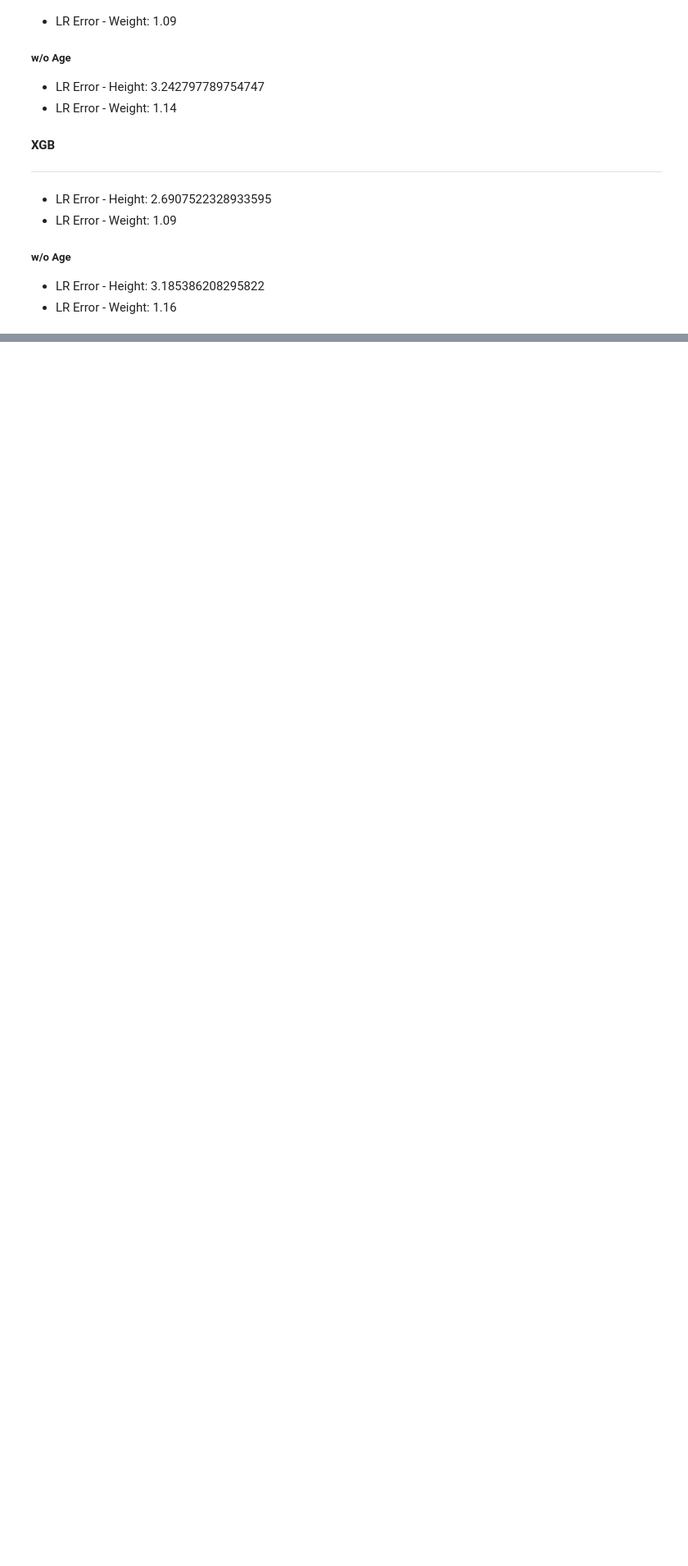
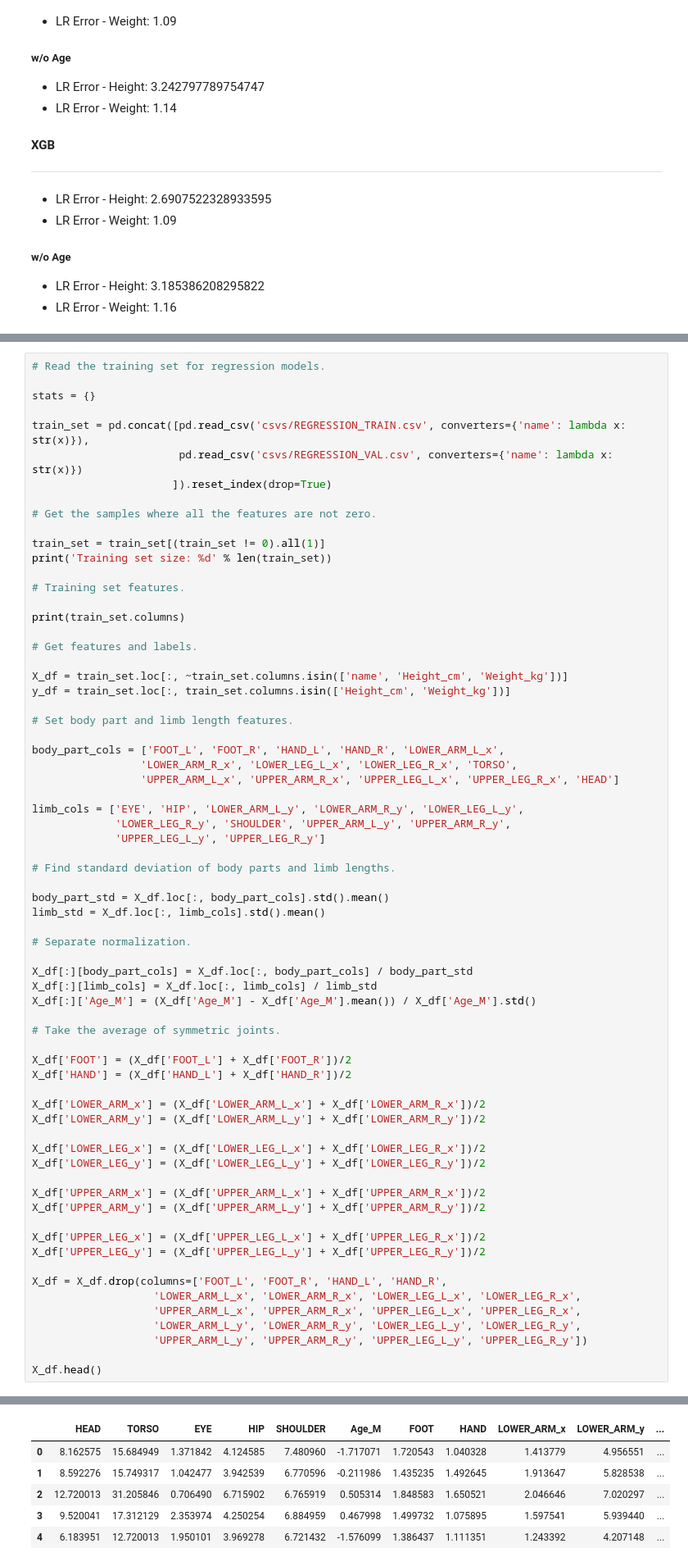
Before and after one commit to canaltinigne/bmai-project, a Jupyter notebook: Regression.ipynb, the cells around one changed output, grey strips where cells are left out. Shown at 82% size. Saved outputs shown, nothing was run; the diff lists cells and outputs as text; blank space fills up the shorter version.

Commit message:
Commented Regression notebook

```diff
--- a/Regression.ipynb
+++ b/Regression.ipynb
@@ -908,0 +274,69 @@ y_df_test = test_set.loc[:, test_set.columns.isin(['Height_cm', 'Weight_kg'])]
+# %%
+# Read the training set for regression models.
+
+stats = {}
+
+train_set = pd.concat([pd.read_csv('csvs/REGRESSION_TRAIN.csv', converters={'name': lambda x: str(x)}),
+                       pd.read_csv('csvs/REGRESSION_VAL.csv', converters={'name': lambda x: str(x)})
+                      ]).reset_index(drop=True)
+
+# Get the samples where all the features are not zero.
+
+train_set = train_set[(train_set != 0).all(1)]
+print('Training set size: %d' % len(train_set))
+
+# Training set features.
+
+print(train_set.columns)
+
+# Get features and labels.
+
+X_df = train_set.loc[:, ~train_set.columns.isin(['name', 'Height_cm', 'Weight_kg'])]
+y_df = train_set.loc[:, train_set.columns.isin(['Height_cm', 'Weight_kg'])]
+
+# Set body part and limb length features.
+
+body_part_cols = ['FOOT_L', 'FOOT_R', 'HAND_L', 'HAND_R', 'LOWER_ARM_L_x',
+                 'LOWER_ARM_R_x', 'LOWER_LEG_L_x', 'LOWER_LEG_R_x', 'TORSO',
+                 'UPPER_ARM_L_x', 'UPPER_ARM_R_x', 'UPPER_LEG_L_x', 'UPPER_LEG_R_x', 'HEAD']
+
+limb_cols = ['EYE', 'HIP', 'LOWER_ARM_L_y', 'LOWER_ARM_R_y', 'LOWER_LEG_L_y',
+             'LOWER_LEG_R_y', 'SHOULDER', 'UPPER_ARM_L_y', 'UPPER_ARM_R_y',
+             'UPPER_LEG_L_y', 'UPPER_LEG_R_y']
+
+# Find standard deviation of body parts and limb lengths.
+
+body_part_std = X_df.loc[:, body_part_cols].std().mean()
+limb_std = X_df.loc[:, limb_cols].std().mean()
+
+# Separate normalization.
+
+X_df[:][body_part_cols] = X_df.loc[:, body_part_cols] / body_part_std
+X_df[:][limb_cols] = X_df.loc[:, limb_cols] / limb_std
+X_df[:]['Age_M'] = (X_df['Age_M'] - X_df['Age_M'].mean()) / X_df['Age_M'].std()
+
+# Take the average of symmetric joints.
+
+X_df['FOOT'] = (X_df['FOOT_L'] + X_df['FOOT_R'])/2
+X_df['HAND'] = (X_df['HAND_L'] + X_df['HAND_R'])/2
+
+X_df['LOWER_ARM_x'] = (X_df['LOWER_ARM_L_x'] + X_df['LOWER_ARM_R_x'])/2
+X_df['LOWER_ARM_y'] = (X_df['LOWER_ARM_L_y'] + X_df['LOWER_ARM_R_y'])/2
+
+X_df['LOWER_LEG_x'] = (X_df['LOWER_LEG_L_x'] + X_df['LOWER_LEG_R_x'])/2
+X_df['LOWER_LEG_y'] = (X_df['LOWER_LEG_L_y'] + X_df['LOWER_LEG_R_y'])/2
+
+X_df['UPPER_ARM_x'] = (X_df['UPPER_ARM_L_x'] + X_df['UPPER_ARM_R_x'])/2
+X_df['UPPER_ARM_y'] = (X_df['UPPER_ARM_L_y'] + X_df['UPPER_ARM_R_y'])/2
+
+X_df['UPPER_LEG_x'] = (X_df['UPPER_LEG_L_x'] + X_df['UPPER_LEG_R_x'])/2
+X_df['UPPER_LEG_y'] = (X_df['UPPER_LEG_L_y'] + X_df['UPPER_LEG_R_y'])/2
+
+X_df = X_df.drop(columns=['FOOT_L', 'FOOT_R', 'HAND_L', 'HAND_R',
+                   'LOWER_ARM_L_x', 'LOWER_ARM_R_x', 'LOWER_LEG_L_x', 'LOWER_LEG_R_x',
+                   'UPPER_ARM_L_x', 'UPPER_ARM_R_x', 'UPPER_LEG_L_x', 'UPPER_LEG_R_x',
+                   'LOWER_ARM_L_y', 'LOWER_ARM_R_y', 'LOWER_LEG_L_y', 'LOWER_LEG_R_y',
+                   'UPPER_ARM_L_y', 'UPPER_ARM_R_y', 'UPPER_LEG_L_y', 'UPPER_LEG_R_y'])
+
+X_df.head()
+# %% [output]
@@ -908,0 +360,6 @@ y_df_test = test_set.loc[:, test_set.columns.isin(['Height_cm', 'Weight_kg'])]
+|  | HEAD | TORSO | EYE | HIP | SHOULDER | Age_M | FOOT | HAND | LOWER_ARM_x | LOWER_ARM_y | ... |
+| 0 | 8.162575 | 15.684949 | 1.371842 | 4.124585 | 7.480960 | -1.717071 | 1.720543 | 1.040328 | 1.413779 | 4.956551 | ... |
+| 1 | 8.592276 | 15.749317 | 1.042477 | 3.942539 | 6.770596 | -0.211986 | 1.435235 | 1.492645 | 1.913647 | 5.828538 | ... |
+| 2 | 12.720013 | 31.205846 | 0.706490 | 6.715902 | 6.765919 | 0.505314 | 1.848583 | 1.650521 | 2.046646 | 7.020297 | ... |
+| 3 | 9.520041 | 17.312129 | 2.353974 | 4.250254 | 6.884959 | 0.467998 | 1.499732 | 1.075895 | 1.597541 | 5.939440 | ... |
+| 4 | 6.183951 | 12.720013 | 1.950101 | 3.969278 | 6.721432 | -1.576099 | 1.386437 | 1.111351 | 1.243392 | 4.207148 | ... |
```
Also changed, not shown: parts of 110 cells of this notebook.
